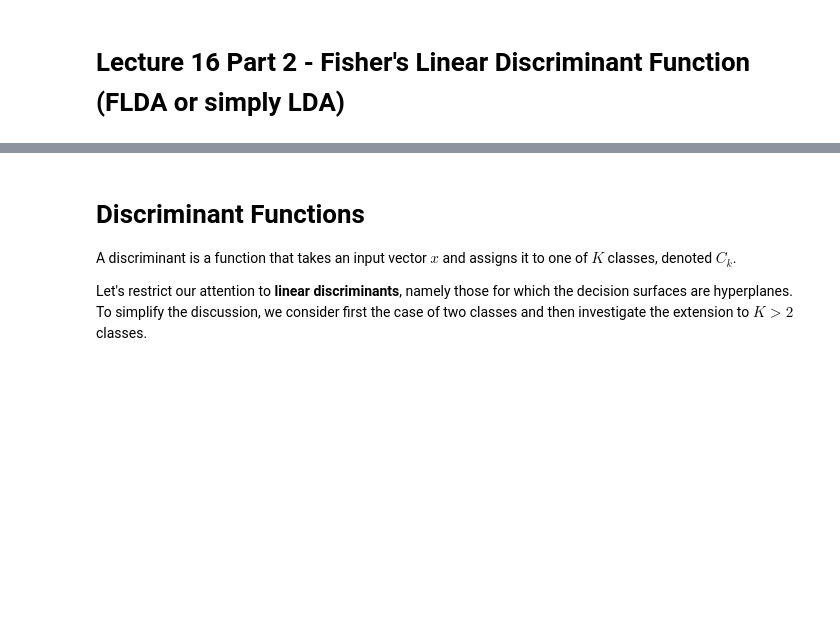
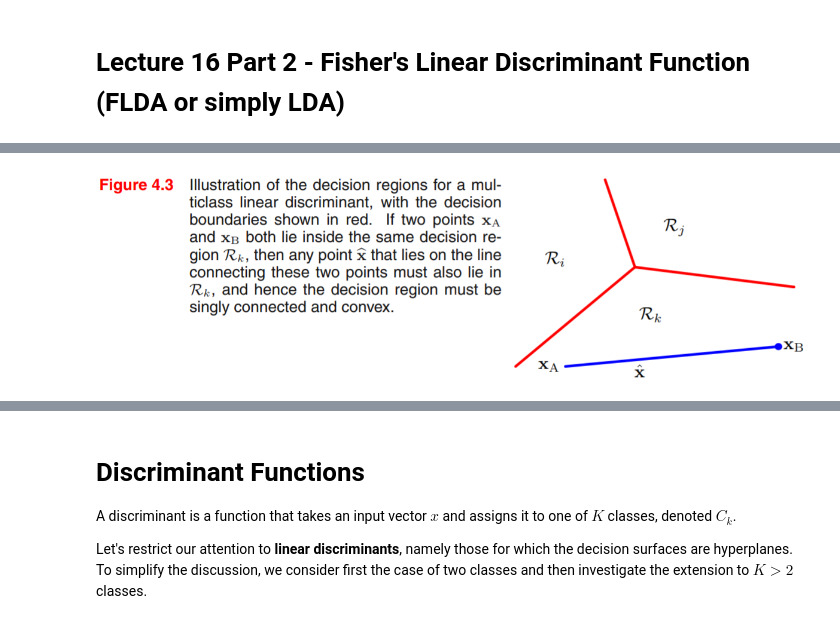
Before and after one commit to CeenuShaji/Machines-Learning-Lectures, a Jupyter notebook: Lecture 16/Lecture 16 Part 2.ipynb, the cells around one changed output, grey strips where cells are left out. Cells and saved outputs as stored; diff of their text form; code cells hidden in the pictures; blank space fills up the shorter version.

```diff
--- a/Lecture 16/Lecture 16 Part 2.ipynb
+++ b/Lecture 16/Lecture 16 Part 2.ipynb
@@ -2,0 +84,5 @@
+# %%
+Image('figures/Figure4.3.png',width=800)
+# Source: Bishop textbook
+# %% [output]
+[figure, added]
```
Also changed, not shown: parts of 11 cells of this notebook, 1 other file.
